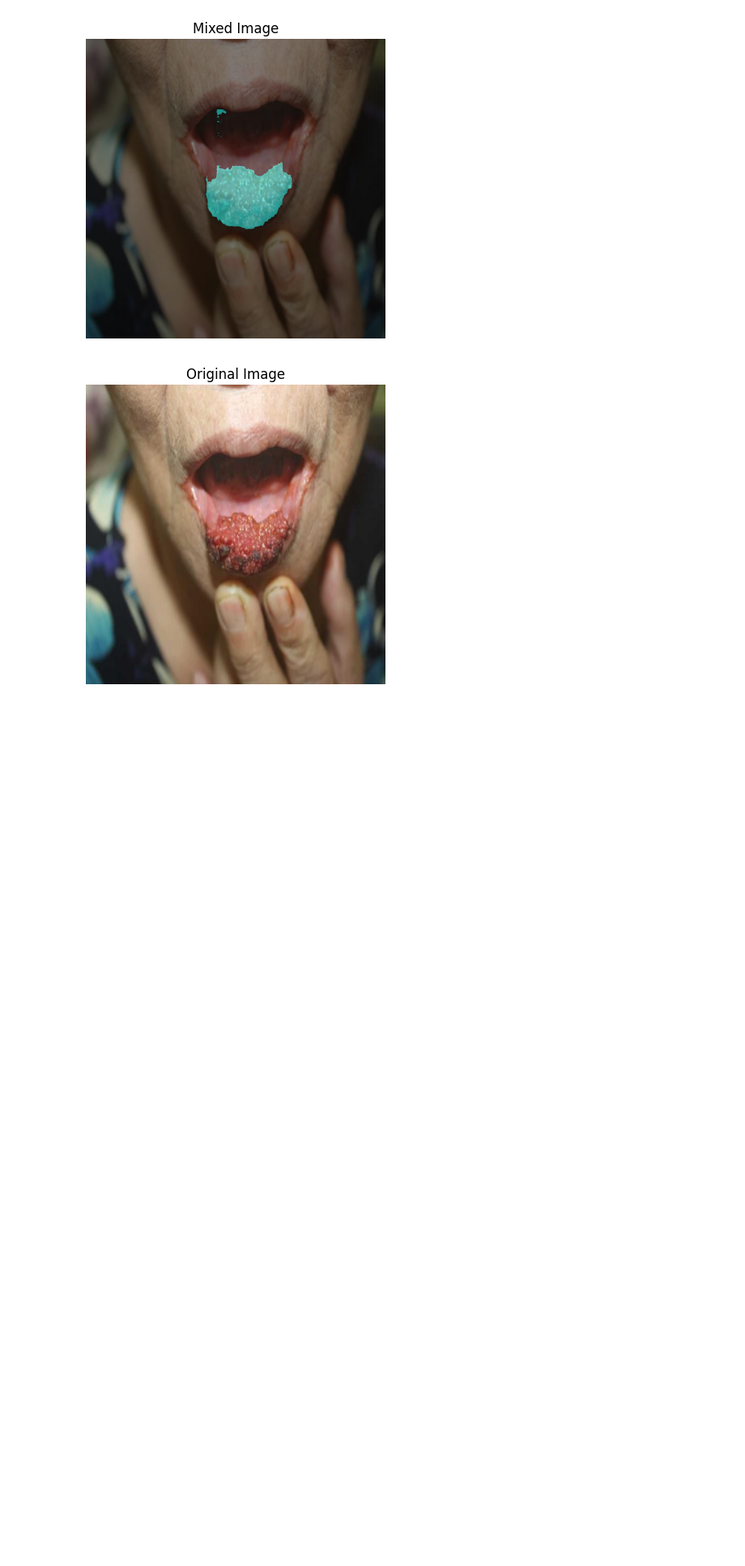
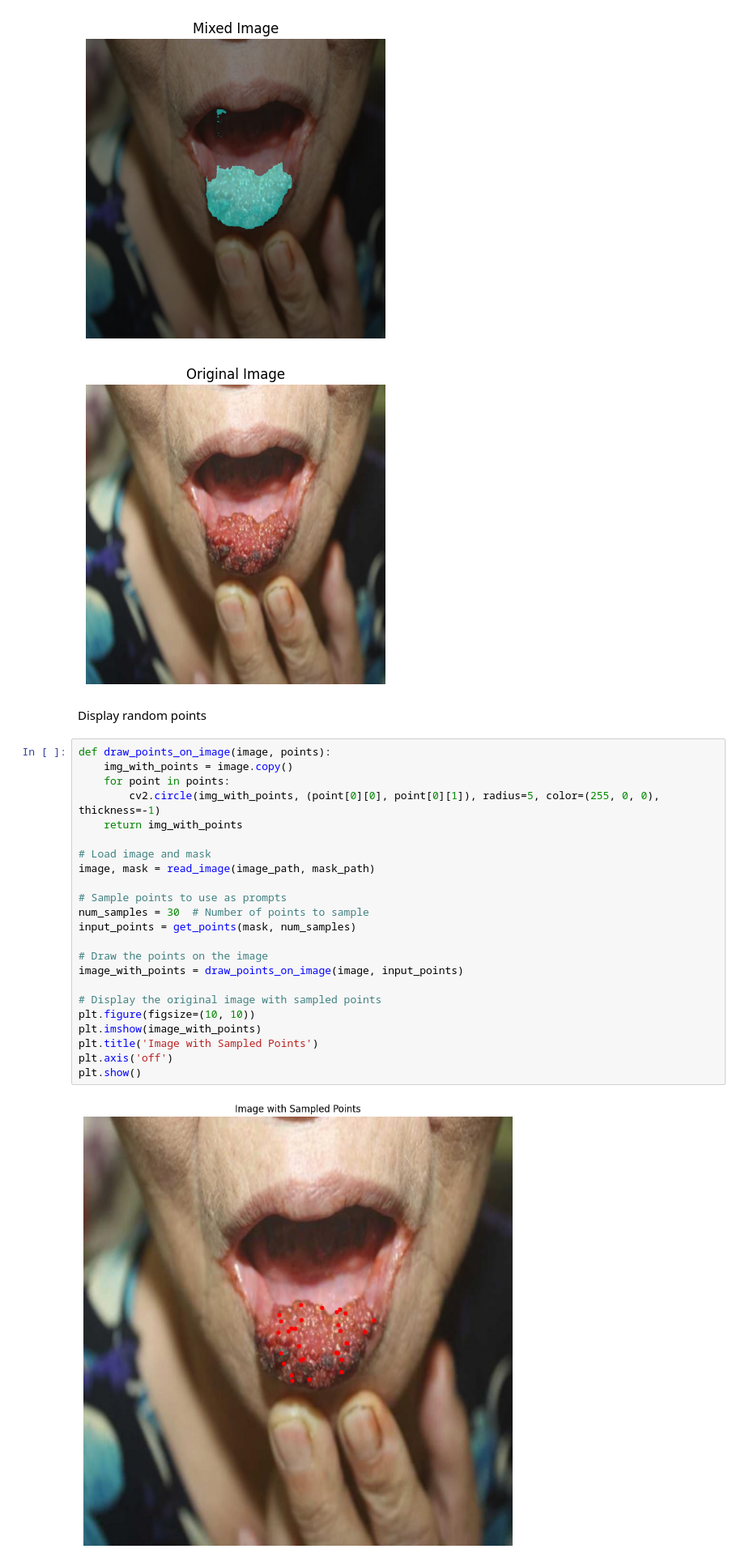
Before and after one commit to NguyenVanVuong613/Finetune_SAM2, a Jupyter notebook: Finetune_SAM2_model.ipynb, the cells around one changed output. Shown at 81% size. Cells and saved outputs as stored; diff of their text form; blank space fills up the shorter version.

```diff
--- a/Finetune_SAM2_model.ipynb
+++ b/Finetune_SAM2_model.ipynb
@@ -257,3 +257,30 @@ plt.show()
 [figure]
 [figure]
 [figure]
+# %% [markdown]
+Display random points
+# %%
+def draw_points_on_image(image, points):
+    img_with_points = image.copy()
+    for point in points:
+        cv2.circle(img_with_points, (point[0][0], point[0][1]), radius=5, color=(255, 0, 0), thickness=-1)
+    return img_with_points
+
+# Load image and mask
+image, mask = read_image(image_path, mask_path)
+
+# Sample points to use as prompts
+num_samples = 30  # Number of points to sample
+input_points = get_points(mask, num_samples)
+
+# Draw the points on the image
+image_with_points = draw_points_on_image(image, input_points)
+
+# Display the original image with sampled points
+plt.figure(figsize=(10, 10))
+plt.imshow(image_with_points)
+plt.title('Image with Sampled Points')
+plt.axis('off')
+plt.show()
+# %% [output]
+[figure, added]
```
